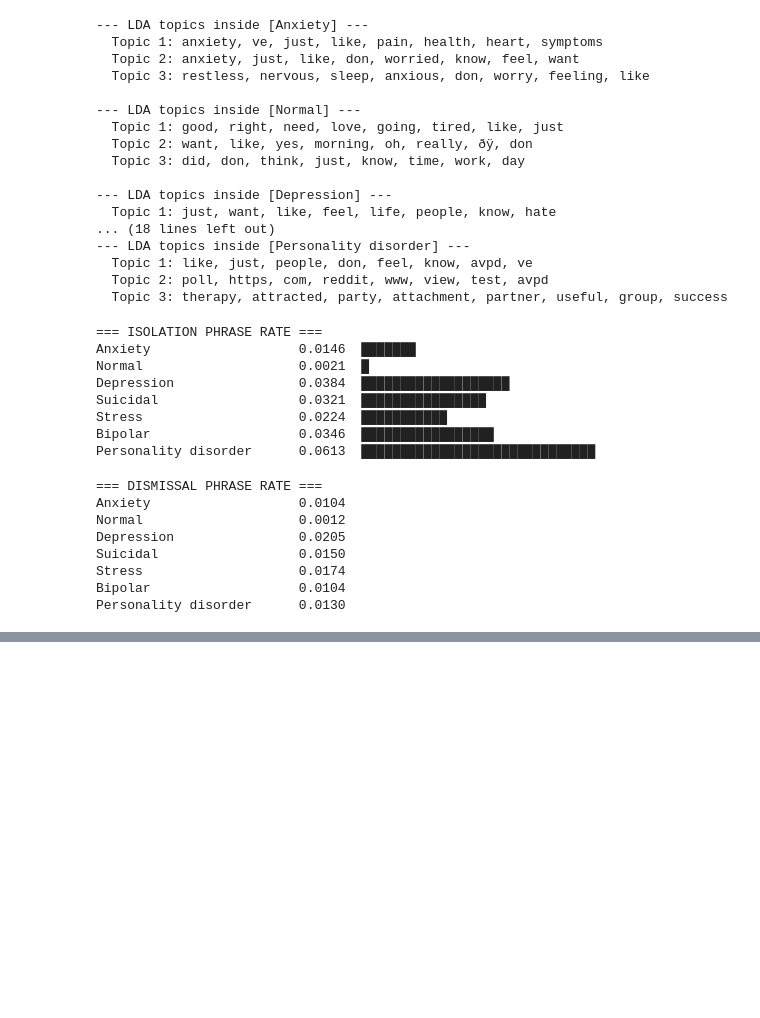
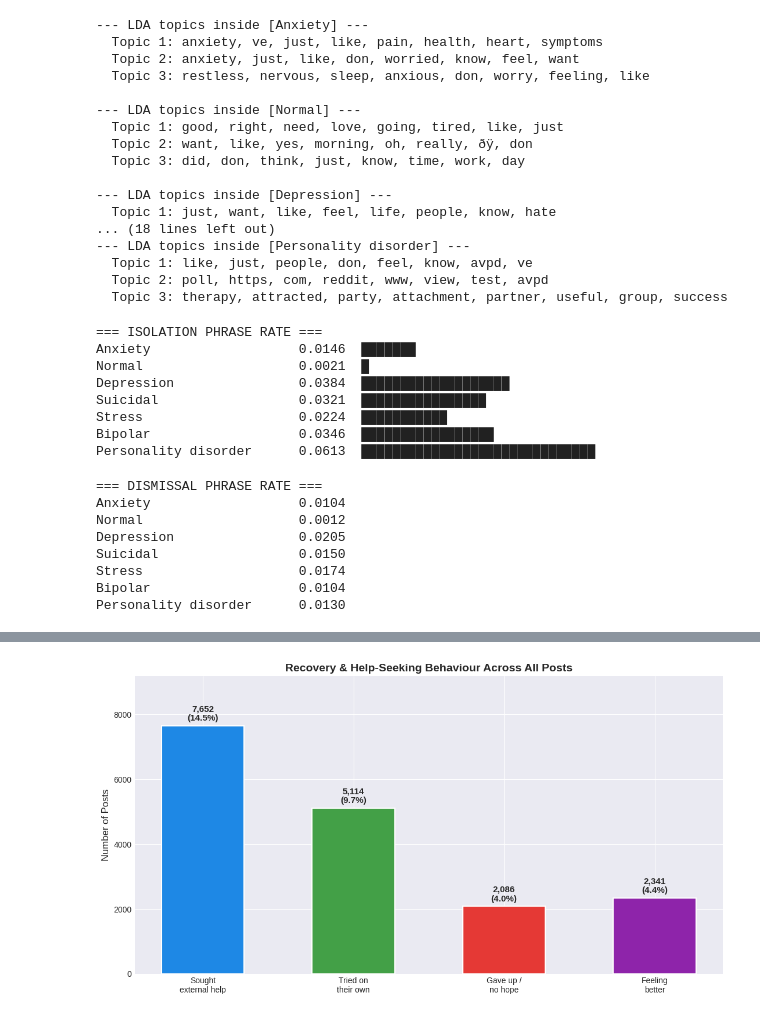
Before and after one commit to Sanjuar/Mental-Health, a Jupyter notebook: mental_health_analysis.ipynb, the cells around one changed output, grey strips where cells are left out. Drawn from its saved outputs; the diff is of its cells as text; code cells hidden in the pictures; blank space fills up the shorter version.

Commit message:
who seeked help and who didnt

```diff
--- a/mental_health_analysis.ipynb
+++ b/mental_health_analysis.ipynb
@@ -1979,0 +2057,17 @@ Personality disorder      0.0130
+# %%
+CATEGORIES = df["status"].unique()   # FIX
+
+result = []
+
+for cat in CATEGORIES:
+    sub = df[df["status"] == cat]
+    result.append({
+        "Category": cat,
+        "Total posts": len(sub),
+        "Sought help": f"{sub['sought_help'].sum()} ({sub['sought_help'].mean()*100:.1f}%)",
+        "Self-tried": f"{sub['self_tried'].sum()} ({sub['self_tried'].mean()*100:.1f}%)",
+        "Gave up": f"{sub['didnt_try'].sum()} ({sub['didnt_try'].mean()*100:.1f}%)",
+        "Feeling better": f"{sub['feeling_better'].sum()} ({sub['feeling_better'].mean()*100:.1f}%)",
+    })
+
+print(pd.DataFrame(result).set_index("Category").to_string())
@@ -1979,0 +2084,70 @@ Personality disorder      0.0130
+# %%
+import matplotlib.pyplot as plt
+import seaborn as sns
+
+cols_map = ["sought_help", "self_tried", "didnt_try", "feeling_better"]
+labels   = ["Sought\nexternal help", "Tried on\ntheir own", "Gave up /\nno hope", "Feeling\nbetter"]
+colors   = ["#1E88E5", "#43A047", "#E53935", "#8E24AA"]
+counts   = [df[c].sum() for c in cols_map]
+pcts     = [df[c].mean()*100 for c in cols_map]
+
+# Graph 1 — Overall bar chart
+fig, ax = plt.subplots(figsize=(11, 6))
+bars = ax.bar(labels, counts, color=colors, edgecolor='white', linewidth=1.5, width=0.55)
+for bar, count, pct in zip(bars, counts, pcts):
+    ax.text(bar.get_x() + bar.get_width()/2, bar.get_height() + 100,
+            f'{count:,}\n({pct:.1f}%)', ha='center', va='bottom', fontsize=11, fontweight='bold')
+ax.set_title("Recovery & Help-Seeking Behaviour Across All Posts", fontsize=14, fontweight='bold')
+ax.set_ylabel("Number of Posts", fontsize=12)
+ax.set_ylim(0, max(counts) * 1.2)
+ax.spines['top'].set_visible(False)
+ax.spines['right'].set_visible(False)
+plt.tight_layout()
+plt.savefig("recovery1_overall.png", dpi=150)
+plt.show()
+
+# Graph 2 — Grouped bar by category
+cats    = list(CATEGORIES)
+sought  = [df[df["status"]==c]["sought_help"].mean()*100    for c in cats]
+tried   = [df[df["status"]==c]["self_tried"].mean()*100     for c in cats]
+gave_up = [df[df["status"]==c]["didnt_try"].mean()*100      for c in cats]
+better  = [df[df["status"]==c]["feeling_better"].mean()*100 for c in cats]
+
+x = range(len(cats))
+width = 0.2
+fig, ax = plt.subplots(figsize=(14, 6))
+ax.bar([i-1.5*width for i in x], sought,  width, label="Sought help",    color="#1E88E5", alpha=0.85)
+ax.bar([i-0.5*width for i in x], tried,   width, label="Self-tried",     color="#43A047", alpha=0.85)
+ax.bar([i+0.5*width for i in x], gave_up, width, label="Gave up",        color="#E53935", alpha=0.85)
+ax.bar([i+1.5*width for i in x], better,  width, label="Feeling better", color="#8E24AA", alpha=0.85)
+ax.set_xticks(list(x))
+ax.set_xticklabels(cats, rotation=20, ha='right', fontsize=10)
+ax.set_ylabel("% of posts in that category", fontsize=11)
+ax.set_title("Recovery Behaviour by Category", fontsize=14, fontweight='bold')
+ax.legend(fontsize=10)
+ax.spines['top'].set_visible(False)
+ax.spines['right'].set_visible(False)
+plt.tight_layout()
+plt.savefig("recovery1_by_category.png", dpi=150)
+plt.show()
+
+# Graph 3 — Heatmap
+hmap_recovery = pd.DataFrame({
+    "Sought help":    [df[df["status"]==c]["sought_help"].mean()*100    for c in cats],
+    "Self-tried":     [df[df["status"]==c]["self_tried"].mean()*100     for c in cats],
+    "Gave up":        [df[df["status"]==c]["didnt_try"].mean()*100      for c in cats],
+    "Feeling better": [df[df["status"]==c]["feeling_better"].mean()*100 for c in cats],
+}, index=cats)
+
+plt.figure(figsize=(10, 6))
+sns.heatmap(hmap_recovery, annot=True, fmt=".1f", cmap="RdYlGn",
+            linewidths=0.5, annot_kws={"size": 11},
+            cbar_kws={"label": "% of posts in that category"})
+plt.title("Recovery & Help-Seeking Heatmap\n(Green = higher %, Red = lower %)", fontsize=13)
+plt.xticks(rotation=20, ha='right')
+plt.yticks(rotation=0)
+plt.tight_layout()
+plt.savefig("recovery1_heatmap.png", dpi=150)
+plt.show()
+# %% [output]
+[figure, added]
```
Also changed, not shown: parts of 9 cells of this notebook, 6 other files.
